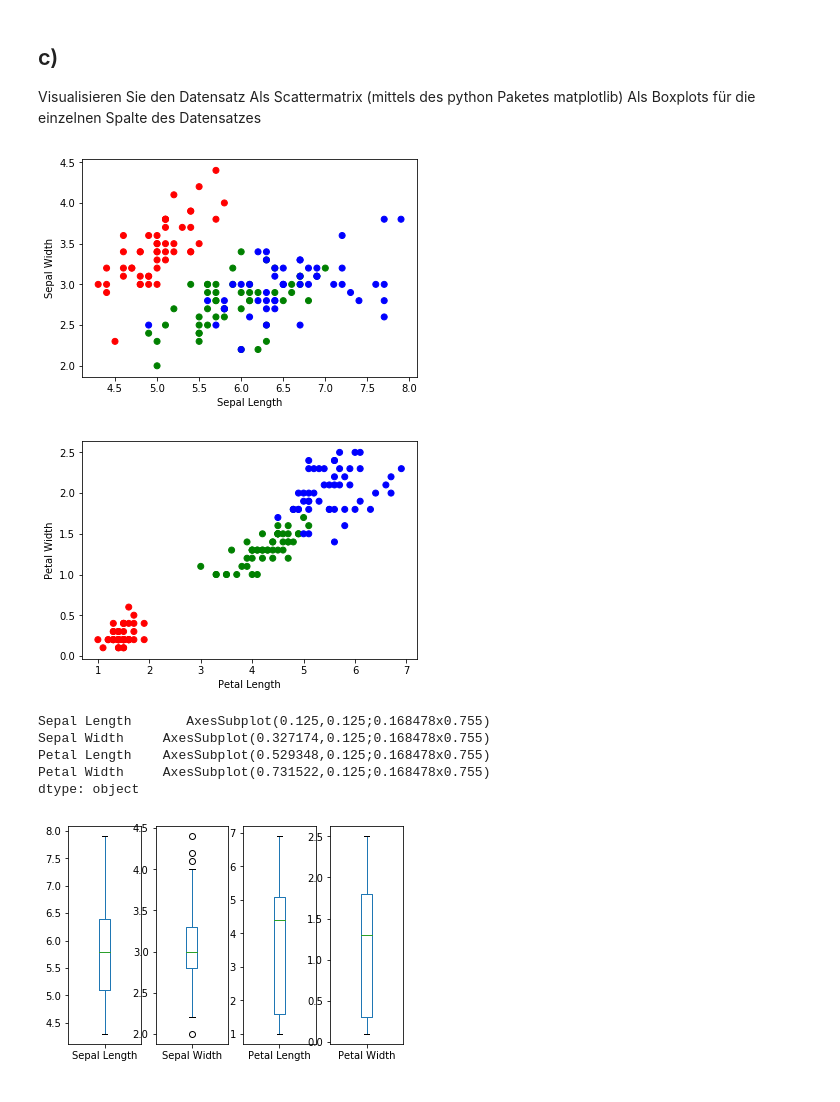
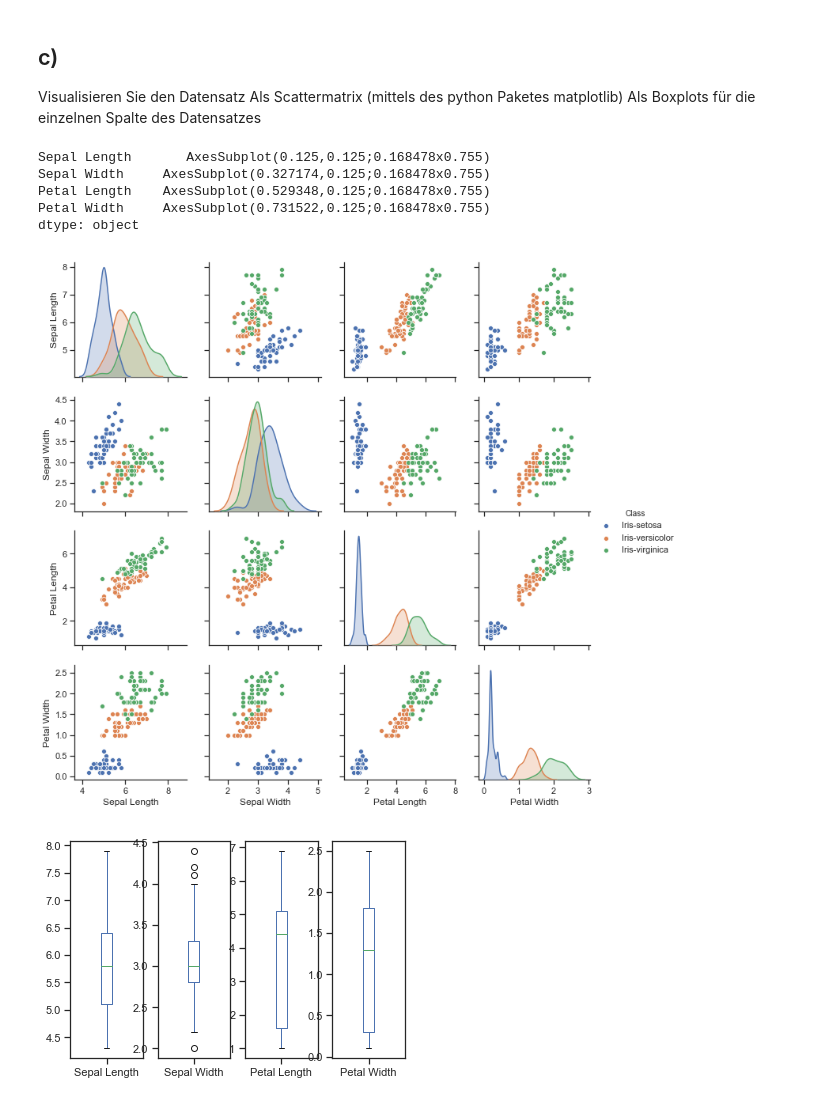
Before and after one commit to exp111/BigD, a Jupyter notebook: 4/4.ipynb, the cells around one changed output. Drawn from its saved outputs; the diff is of its cells as text; code cells hidden in the pictures.

```diff
--- a/4/4.ipynb
+++ b/4/4.ipynb
@@ -48,40 +48,23 @@ df.describe() # Print Statistics (like min, max, mean etc.)
 # %%
 from matplotlib import pyplot as plt
 import pandas
+import seaborn
 
-def colorByClass(c): # Assign to every Flower Species a specific color
-    if c == "Iris-setosa":
-        return "r"
-    elif c == "Iris-versicolor":
-        return "g"
-    elif c == "Iris-virginica":
-        return "b"
-    return "c" # default to cyan; shouldn't appear here
-
+seaborn.set(style="ticks")
 columns = ["Sepal Length", "Sepal Width", "Petal Length", "Petal Width", "Class"]
 df = pandas.read_csv(
     "data.all",
     sep = "\s+",
     header = 0,
     names = columns)
-colors = map(colorByClass, df["Class"])
-plt.scatter(df["Sepal Length"], df["Sepal Width"], c=colors)
-plt.xlabel("Sepal Length")
-plt.ylabel("Sepal Width")
-plt.show()
+seaborn.pairplot(df, hue = "Class") # Scatter Matrix, color by Class column
 
-plt.scatter(df["Petal Length"], df["Petal Width"], c=colors)
-plt.xlabel("Petal Length")
-plt.ylabel("Petal Width")
-plt.show()
-
-df.plot(kind="box", subplots = True) # for every column a new plot
+df.plot(kind = "box", subplots = True) # for every column a new plot
 # %% [output]
+Sepal Length       AxesSubplot(0.125,0.125;0.168478x0.755)
+Sepal Width     AxesSubplot(0.327174,0.125;0.168478x0.755)
+Petal Length    AxesSubplot(0.529348,0.125;0.168478x0.755)
+Petal Width     AxesSubplot(0.731522,0.125;0.168478x0.755)
+dtype: object
-[figure, old version]
+[figure, new version]
-[figure, old version]
+[figure, new version]
-Sepal Length       AxesSubplot(0.125,0.125;0.168478x0.755)
-Sepal Width     AxesSubplot(0.327174,0.125;0.168478x0.755)
-Petal Length    AxesSubplot(0.529348,0.125;0.168478x0.755)
-Petal Width     AxesSubplot(0.731522,0.125;0.168478x0.755)
-dtype: object
-[figure, removed]
```
Also changed, not shown: 1 other file.
